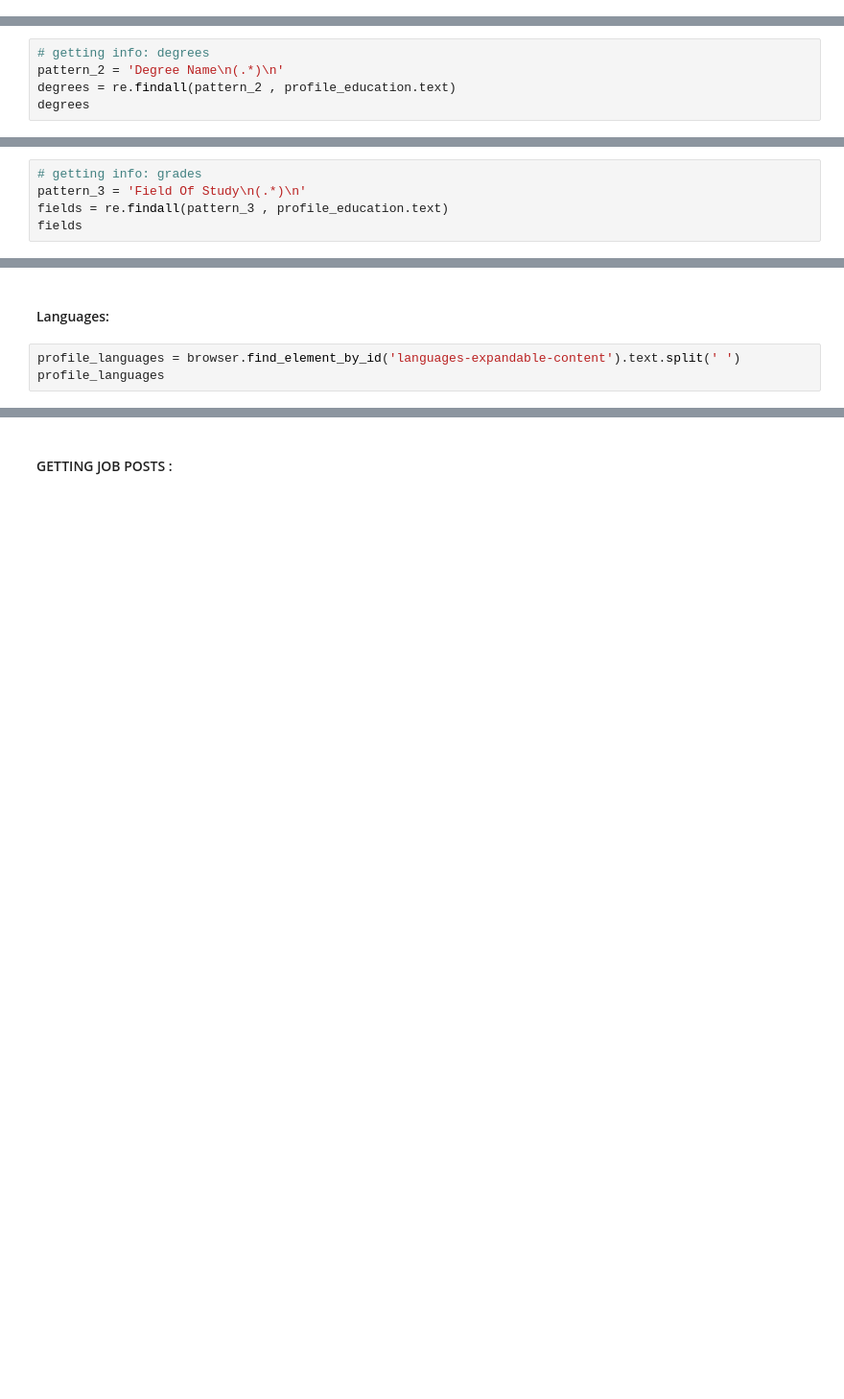
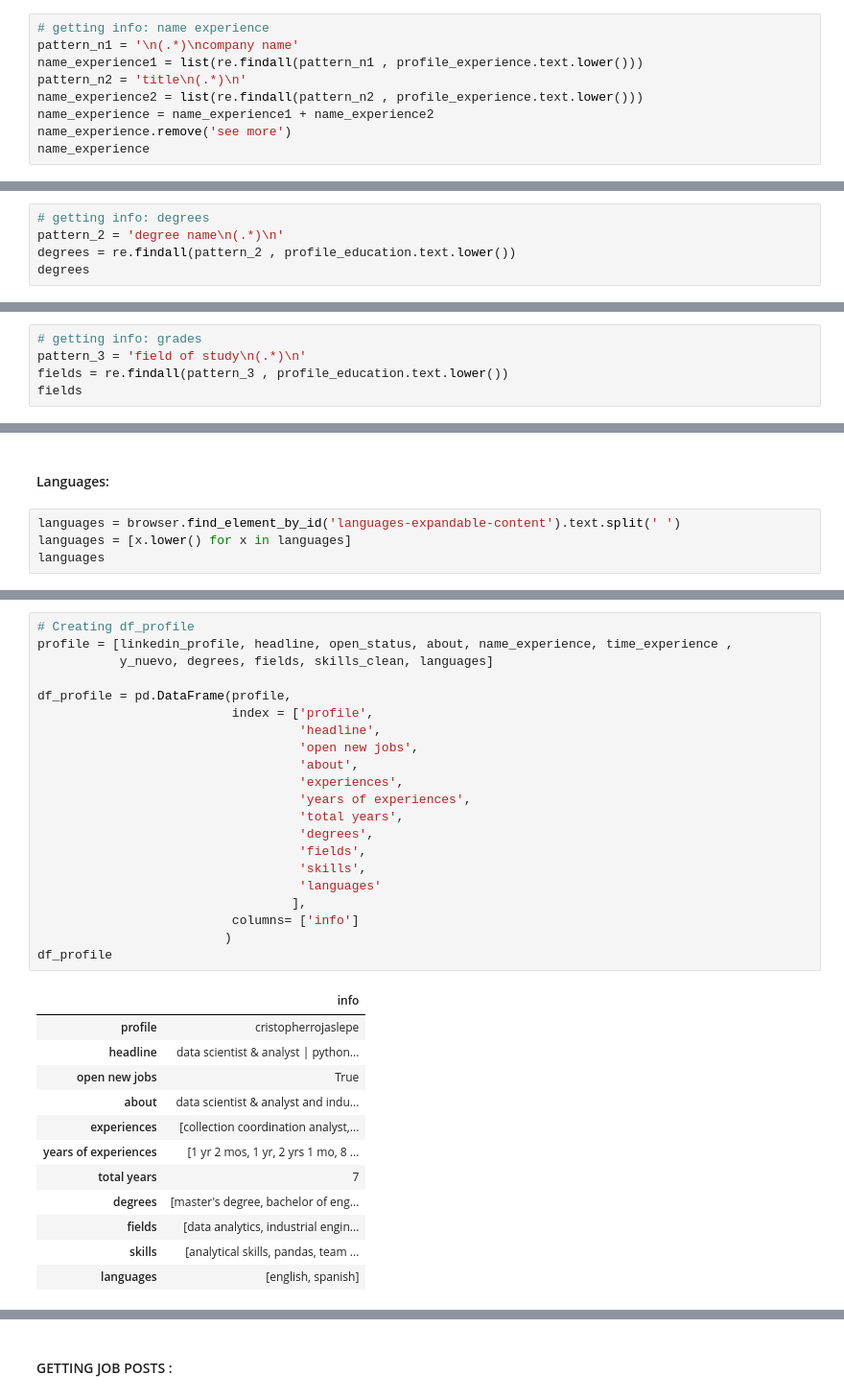
Before and after one commit to CristopherRL/Ironhack-Final_Project-Optimized_Job_Search_project, a Jupyter notebook: notebooks/1_Acquire.ipynb, the cells around one changed output, grey strips where cells are left out. Shown at 96% size. Saved outputs shown, nothing was run; the diff lists cells and outputs as text; blank space fills up the shorter version.

```diff
--- a/notebooks/1_Acquire.ipynb
+++ b/notebooks/1_Acquire.ipynb
@@ -230,3 +232,12 @@ time_experience = list(re.findall(pattern_1 , profile_experience.text))
 time_experience
 # %% [output]
 ['1 yr 2 mos', '1 yr', '2 yrs 1 mo', '8 mos', '7 mos', '1 yr 7 mos', '11 mos']
+# %%
+# getting info: name experience
+pattern_n1 = '\n(.*)\ncompany name'
+name_experience1 = list(re.findall(pattern_n1 , profile_experience.text.lower()))
+pattern_n2 = 'title\n(.*)\n'
+name_experience2 = list(re.findall(pattern_n2 , profile_experience.text.lower()))
+name_experience = name_experience1 + name_experience2
+name_experience.remove('see more')
+name_experience
@@ -264,6 +283,6 @@ profile_education.text
 # %%
 # getting info: degrees
-pattern_2 = 'Degree Name\n(.*)\n'
-degrees = re.findall(pattern_2 , profile_education.text)
+pattern_2 = 'degree name\n(.*)\n'
+degrees = re.findall(pattern_2 , profile_education.text.lower())
 degrees
 # %% [output]
@@ -271,6 +290,6 @@ degrees
 # %%
 # getting info: grades
-pattern_3 = 'Field Of Study\n(.*)\n'
-fields = re.findall(pattern_3 , profile_education.text)
+pattern_3 = 'field of study\n(.*)\n'
+fields = re.findall(pattern_3 , profile_education.text.lower())
 fields
 # %% [output]
@@ -356,6 +375,7 @@ sorted(skills_clean)
 # %% [markdown]
 #### Languages:
 # %%
-profile_languages = browser.find_element_by_id('languages-expandable-content').text.split(' ')
-profile_languages
+languages = browser.find_element_by_id('languages-expandable-content').text.split(' ')
+languages = [x.lower() for x in languages]
+languages
 # %% [output]
@@ -362,0 +383,34 @@ profile_languages
+# %%
+# Creating df_profile
+profile = [linkedin_profile, headline, open_status, about, name_experience, time_experience ,
+           y_nuevo, degrees, fields, skills_clean, languages]
+
+df_profile = pd.DataFrame(profile,
+                          index = ['profile',
+                                   'headline',
+                                   'open new jobs',
+                                   'about',
+                                   'experiences',
+                                   'years of experiences',
+                                   'total years',
+                                   'degrees',
+                                   'fields',
+                                   'skills',
+                                   'languages'
+                                  ],
+                          columns= ['info']
+                         )
+df_profile
+# %% [output]
+|  | info |
+| profile | cristopherrojaslepe |
+| headline | data scientist & analyst | python... |
+| open new jobs | True |
+| about | data scientist & analyst and indu... |
+| experiences | [collection coordination analyst,... |
+| years of experiences | [1 yr 2 mos, 1 yr, 2 yrs 1 mo, 8 ... |
+| total years | 7 |
+| degrees | [master's degree, bachelor of eng... |
+| fields | [data analytics, industrial engin... |
+| skills | [analytical skills, pandas, team ... |
+| languages | [english, spanish] |
```
Also changed, not shown: parts of 38 cells of this notebook, 3 other files.
